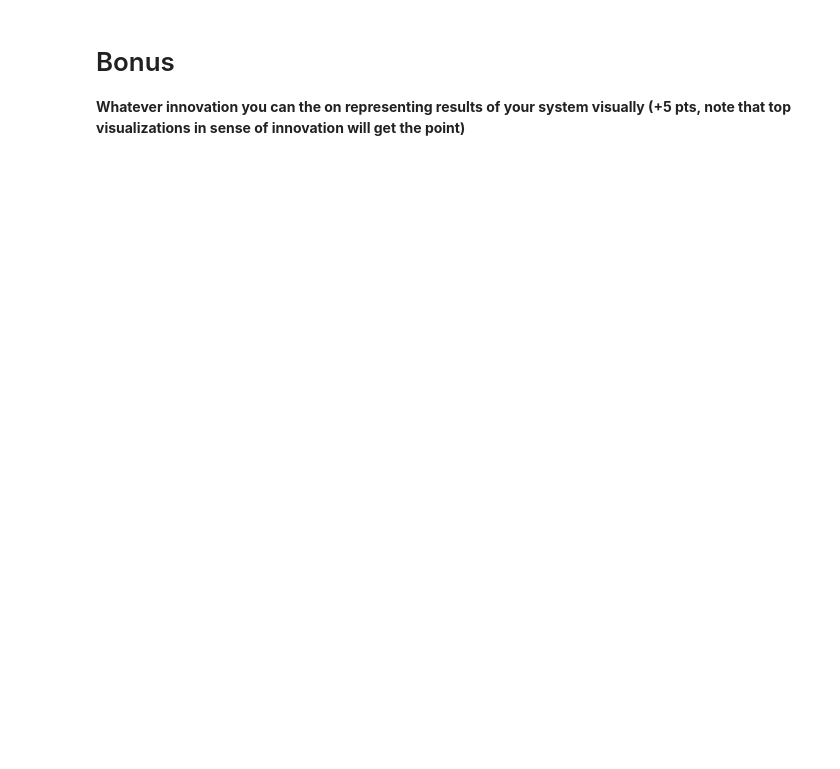
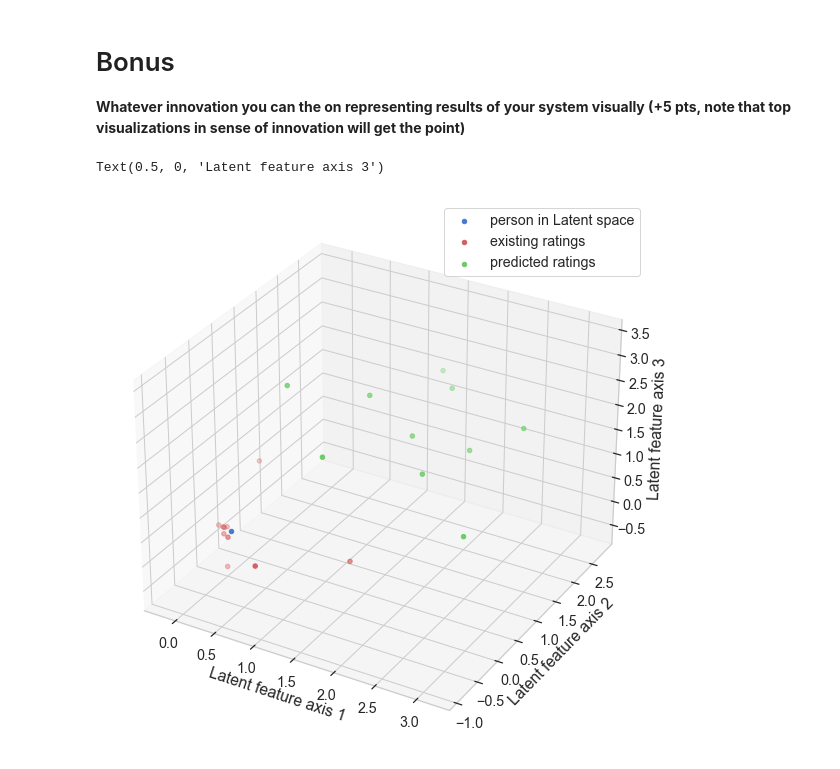
Before and after one commit to MehranMorabiPazoki/DL2022-HW1, a Jupyter notebook: DL2022-HW1-P1.ipynb, the cells around one changed output. Drawn from its saved outputs; the diff is of its cells as text; code cells hidden in the pictures; blank space fills up the shorter version.

```diff
--- a/DL2022-HW1-P1.ipynb
+++ b/DL2022-HW1-P1.ipynb
@@ -463,3 +559,32 @@ create_artist_ratings(artists, predictions_index, rating_predictions)
 # %% [markdown]
 # Bonus
 **Whatever innovation you can the on representing results of your system visually (+5 pts, note that top visualizations in sense of innovation will get the point)**
+# %%
+
+user=recommender.P
+artist=recommender.Q
+A=create_artist_ratings(artists, existing_ratings_index, existing_ratings).head(10)
+B=create_artist_ratings(artists, predictions_index, rating_predictions).head(10)
+
+ax = plt.figure(figsize=(15,10)).add_subplot(projection='3d')
+
+ax.scatter(user[user_index,0], user[user_index,1],user[user_index,2],c='b')
+art_indx=list(A.id)
+idx=[]
+for i in art_indx:
+    idx.append(np.where(ratings_df.columns==i))
+ax.scatter(artist[0,idx],artist[1,idx],artist[2,idx],c='r')
+idx=[]
+art_indx=list(B.id)
+for i in art_indx:
+    idx.append(np.where(ratings_df.columns==i))
+ax.scatter(artist[0,idx],artist[1,idx],artist[2,idx],c='g')
+
+ax.legend(['person in Latent space','existing ratings','predicted ratings'])
+
+ax.set_xlabel('Latent feature axis 1')
+ax.set_ylabel('Latent feature axis 2')
+ax.set_zlabel('Latent feature axis 3')
+# %% [output]
+Text(0.5, 0, 'Latent feature axis 3')
+[figure, added]
```
Also changed, not shown: parts of 13 cells of this notebook, 2 other files.
